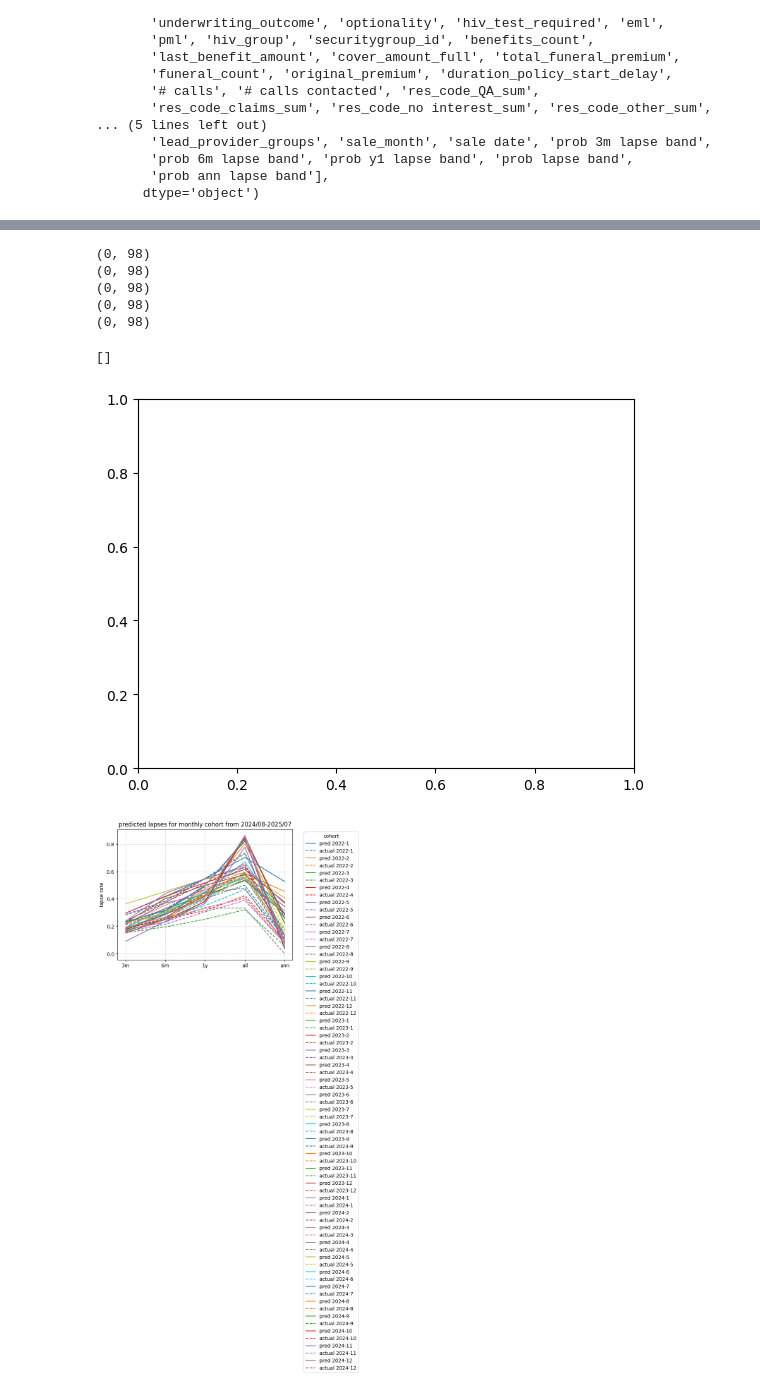
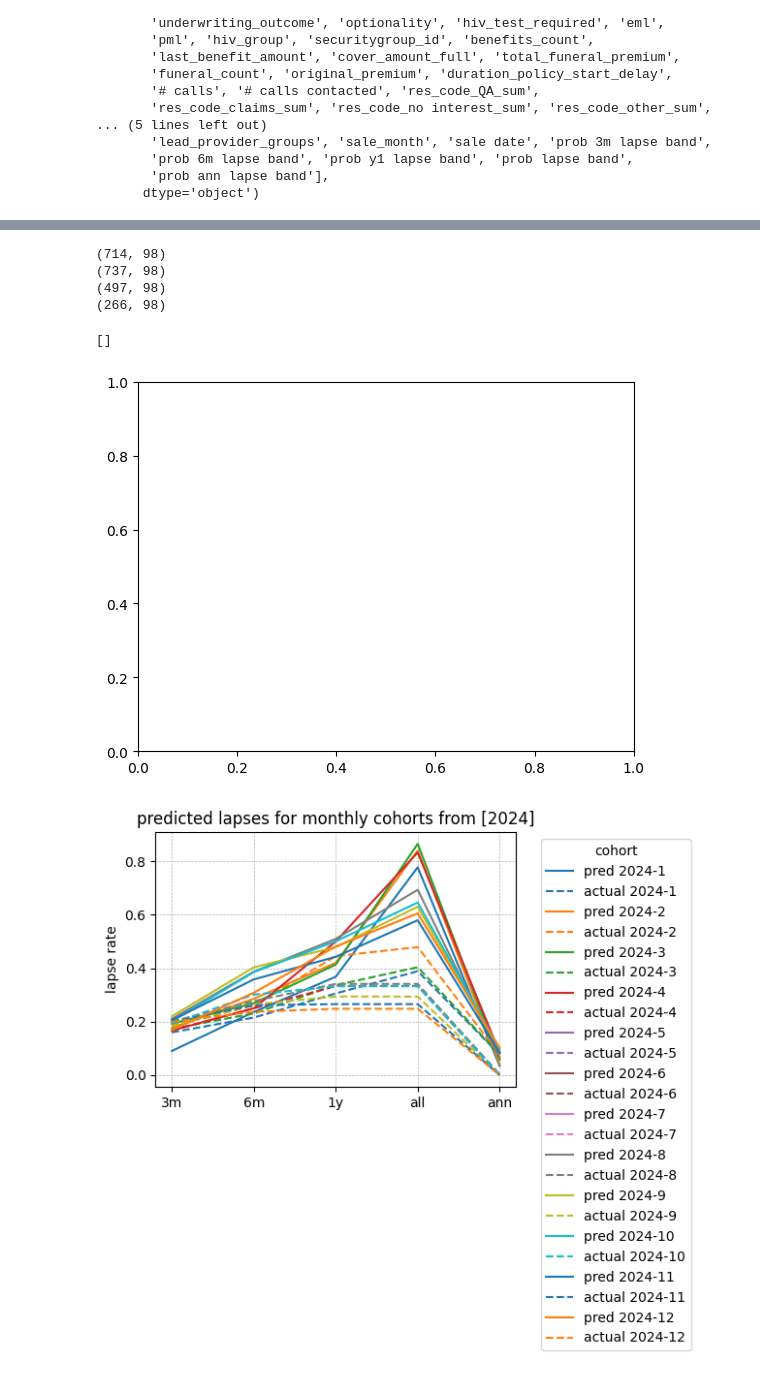
Before and after one commit to Christine-H-code/LapseRate_modeling, a Jupyter notebook: Inception/At_Inception_Models.ipynb, the cells around one changed output, grey strips where cells are left out. Saved outputs shown, nothing was run; the diff lists cells and outputs as text; code cells hidden in the pictures.

Commit message:
viewing scored data

```diff
--- a/Inception/At_Inception_Models.ipynb
+++ b/Inception/At_Inception_Models.ipynb
@@ -1221,16 +1224,14 @@ Index(['policy_name', 'pred 3m lapse', 'prob 3m lapse', 'pred 6m lapse',
        'prob ann lapse band'],
       dtype='object')
 # %%
+data_p= data.copy()
 colormap = plt.cm.gist_ncar
 plt.gca().set_prop_cycle(plt.cycler('color', plt.cm.jet(np.linspace(0, 1, 10))))
 fig, ax = plt.subplots()
+yrs = [2024]
 
+for year in yrs:
 
-for year in [2022,2023,2024]:
-#    if year==2023:
-#        col='b'
-#    else:
-#        col='c'
     for month in range(1,13):
         policies=data_p[(pd.to_datetime(data_p['sale_date']).dt.year==year) & (pd.to_datetime(data_p['sale_date']).dt.month==month)]['policy_name']
         cohort=data_p[data_p['policy_name'].isin(policies)]
@@ -1254,7 +1255,7 @@ for year in [2022,2023,2024]:
         ax.plot(x,y_act, label=f'actual {year}-{month}', linestyle='dashed', color=line1.get_color())
 
 
-ax.set_title('predicted lapses for monthly cohort from 2024/08-2025/07') #vs predicted
+ax.set_title(f'predicted lapses for monthly cohorts from {yrs}') #vs predicted
 ax.set_ylabel('lapse rate')
 ax.grid(True, which='both', linestyle='--', linewidth=0.5)
 ax.legend(title='cohort', bbox_to_anchor=(1.05, 1), loc='upper left')
@@ -1281,8 +1273,7 @@ plt.plot()
-(0, 98)
-(0, 98)
-(0, 98)
-(0, 98)
-(0, 98)
+(714, 98)
+(737, 98)
+(497, 98)
+(266, 98)
 []
 [figure]
-[figure, old version]
+[figure, new version]
```
Also changed, not shown: parts of 14 cells of this notebook.
